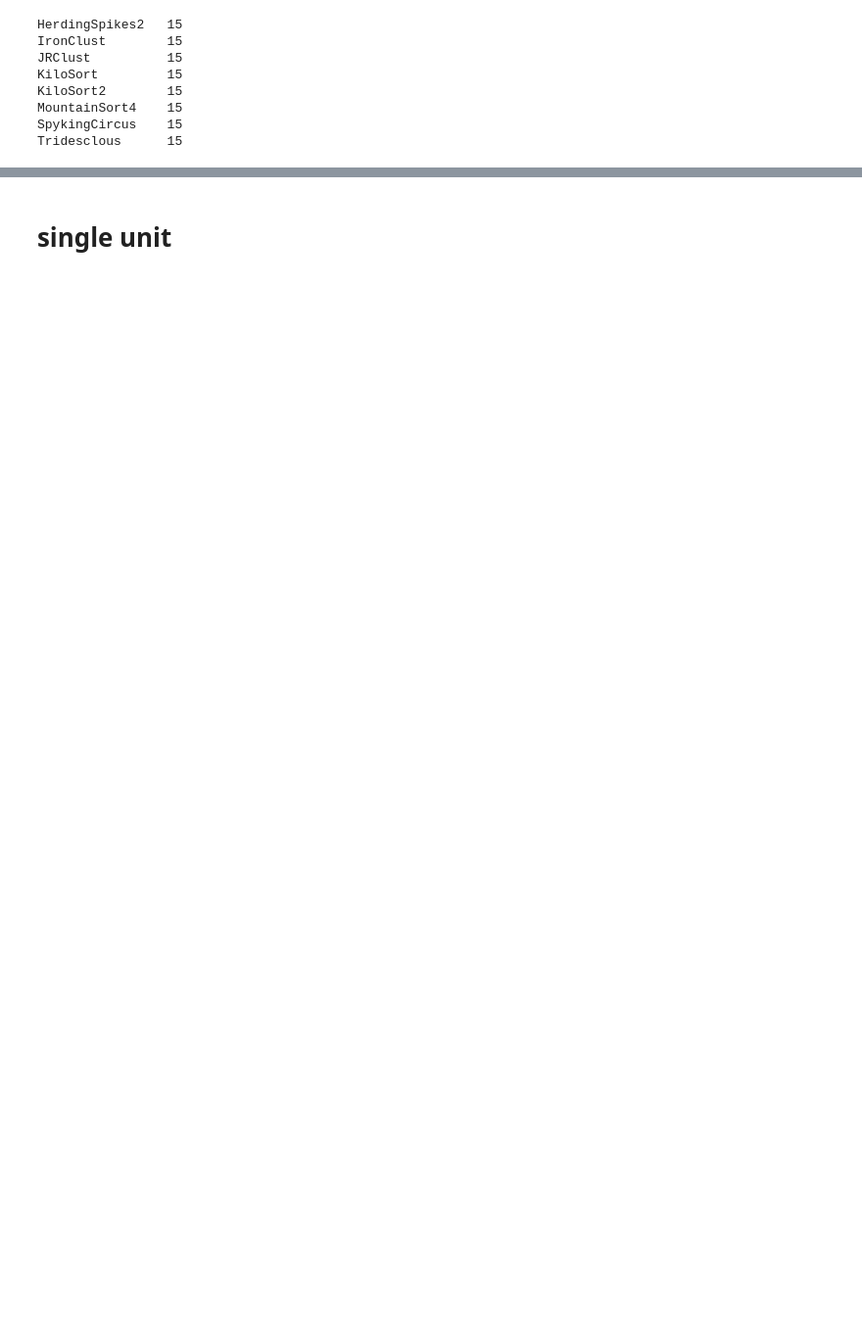
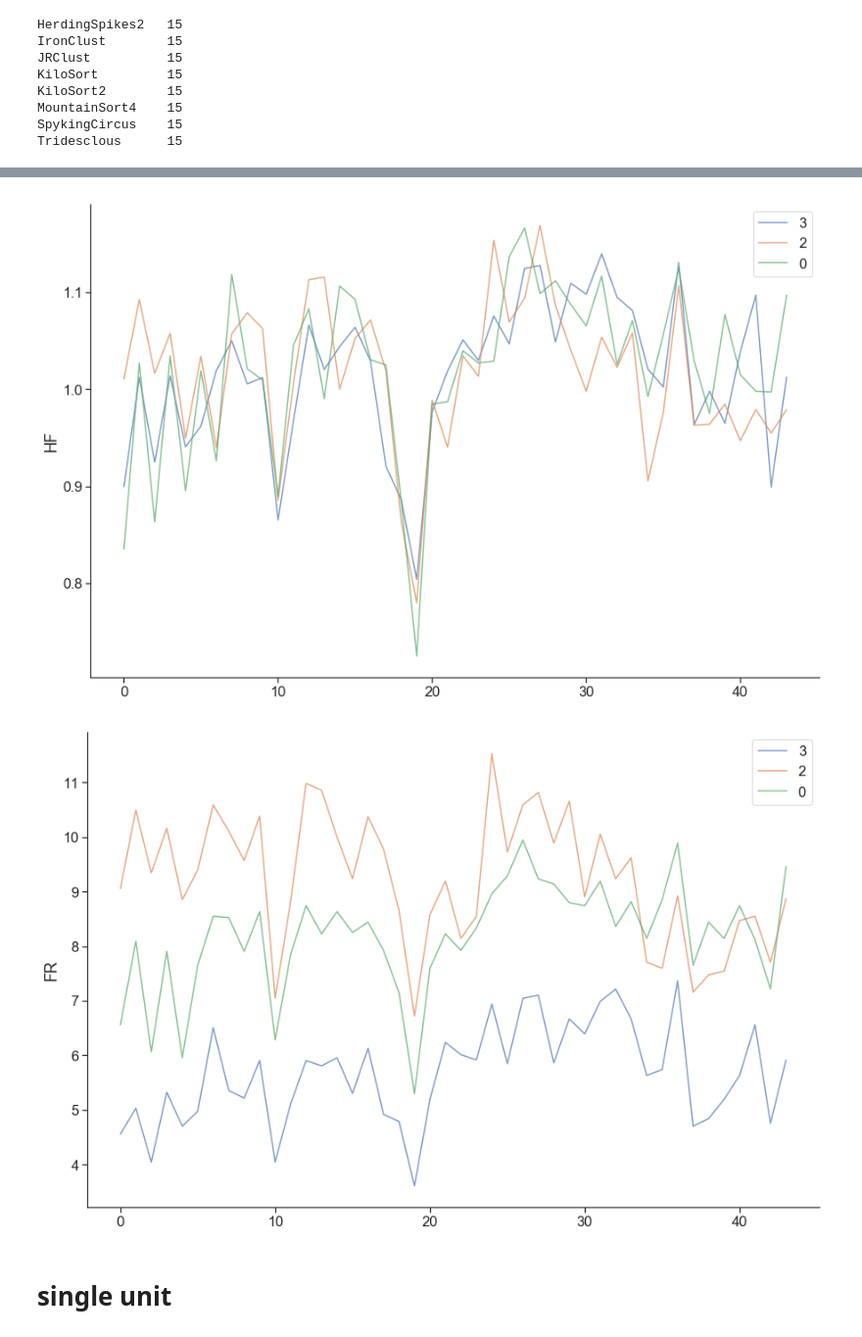
Before and after one commit to smartyna/entropyes, a Jupyter notebook: entroplots.ipynb, the cells around one changed output, grey strips where cells are left out. Shown at 98% size. Saved outputs shown, nothing was run; the diff lists cells and outputs as text; code cells hidden in the pictures; blank space fills up the shorter version.

```diff
--- a/entroplots.ipynb
+++ b/entroplots.ipynb
@@ -248,3 +261,21 @@ dict_keys(['IronClust', 'JRClust', 'KiloSort', 'KiloSort2', 'Klusta', 'MountainS
+# %%
+plt.figure(figsize=(15,10))
+indx = np.argsort(out_mi[sort_temp][rec_temp])[-3:]
+for n in indx:
+    plt.plot(HF_c['pt'][sort_temp][rec_temp][n], alpha=.7, label=n)
+plt.legend()
+plt.ylabel('HF')
+sns.despine()
+
+plt.figure(figsize=(15,10))
+for n in indx:
+    plt.plot(FR_c['pt'][sort_temp][rec_temp][n], alpha=.7, label=n)
+plt.legend()
+plt.ylabel('FR')
+sns.despine()
+# %% [output]
+[figure, added]
+[figure, added]
 # %% [markdown]
 # single unit
 # %%
```
Also changed, not shown: parts of 17 cells of this notebook, 2 other files.
